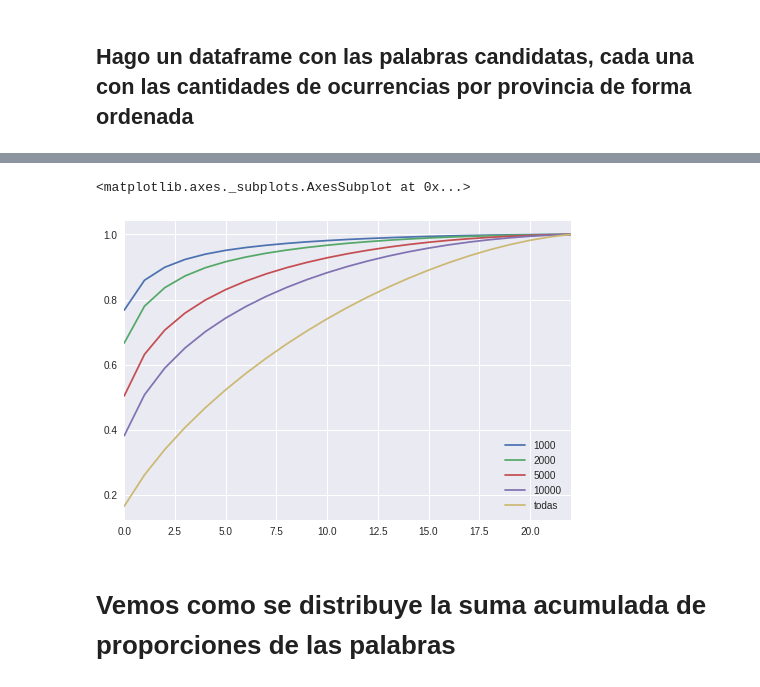
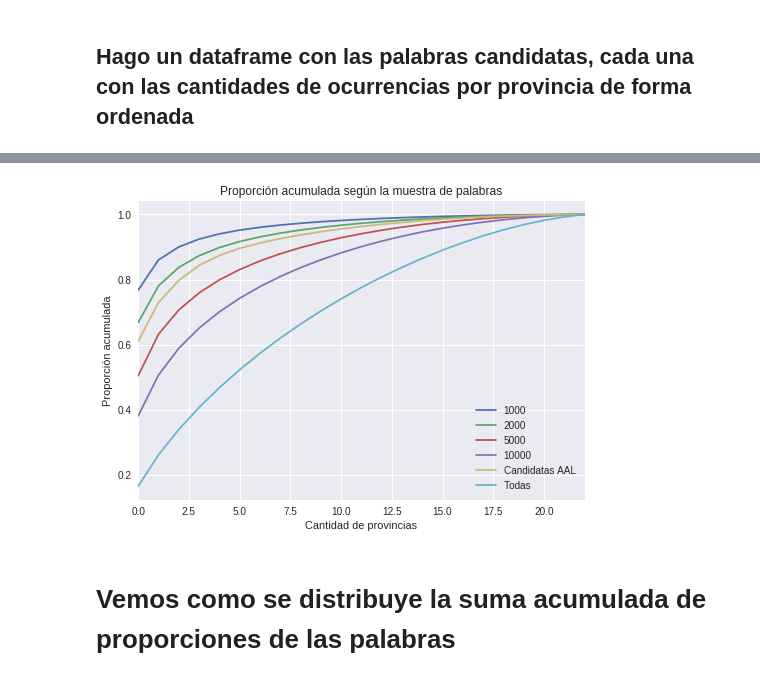
Before and after one commit to daleman/tesis, a Jupyter notebook: notebooks/info.ipynb, the cells around one changed output, grey strips where cells are left out. Saved outputs shown, nothing was run; the diff lists cells and outputs as text; code cells hidden in the pictures.

```diff
--- a/notebooks/info.ipynb
+++ b/notebooks/info.ipynb
@@ -200,14 +157,20 @@ percent.loc[palabras].mean().T.plot(kind='bar')
 # %%
 dfAcum = pd.DataFrame()
 dfAcum['1000'] = percent.iloc[:1000].cumsum(axis=1).mean()
 dfAcum['2000'] = percent.iloc[:2000].cumsum(axis=1).mean()
 dfAcum['5000'] = percent.iloc[:5000].cumsum(axis=1).mean()
 dfAcum['10000'] = percent.iloc[:10000].cumsum(axis=1).mean()
-dfAcum['todas'] = percent.cumsum(axis=1).mean()
-dfAcum.plot()
+dfAcum['Candidatas AAL'] = percent.loc[palabras].cumsum(axis=1).mean()
+dfAcum['Todas'] = percent.cumsum(axis=1).mean()
+ax = dfAcum.plot(kind='line')
+
+ax.set_xlabel(u"Cantidad de provincias")
+ax.set_ylabel(u"Proporción acumulada")
+ax.set_title(u'Proporción acumulada según la muestra de palabras')
+ax2= ax.get_figure()
+ax2.savefig("PropAcum.png",dpi=300)
 # %% [output]
-<matplotlib.axes._subplots.AxesSubplot at 0x...>
-[figure, old version]
+[figure, new version]
 # %% [markdown]
 # Vemos como se distribuye la suma acumulada de proporciones de las palabras
 # %%
```
Also changed, not shown: parts of 46 cells of this notebook.
